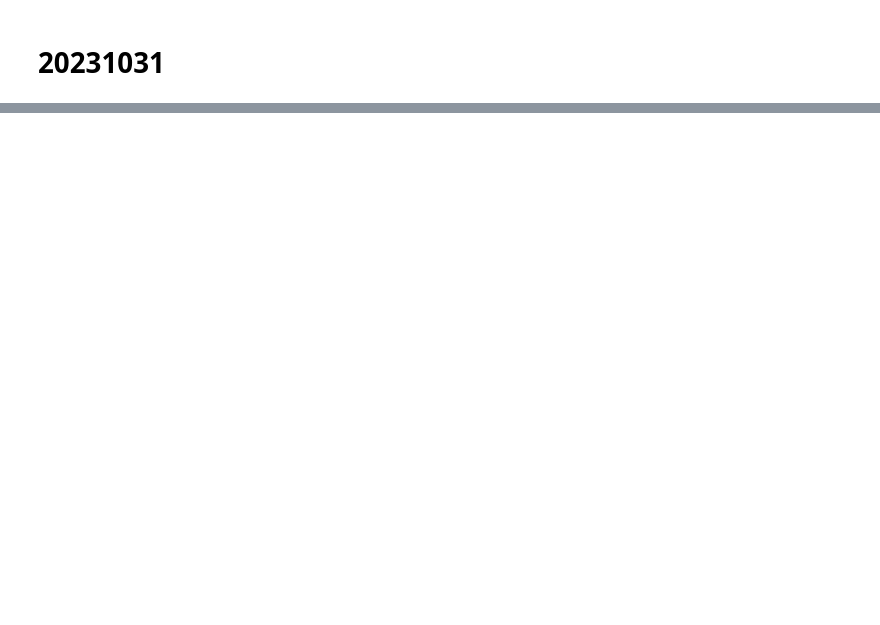
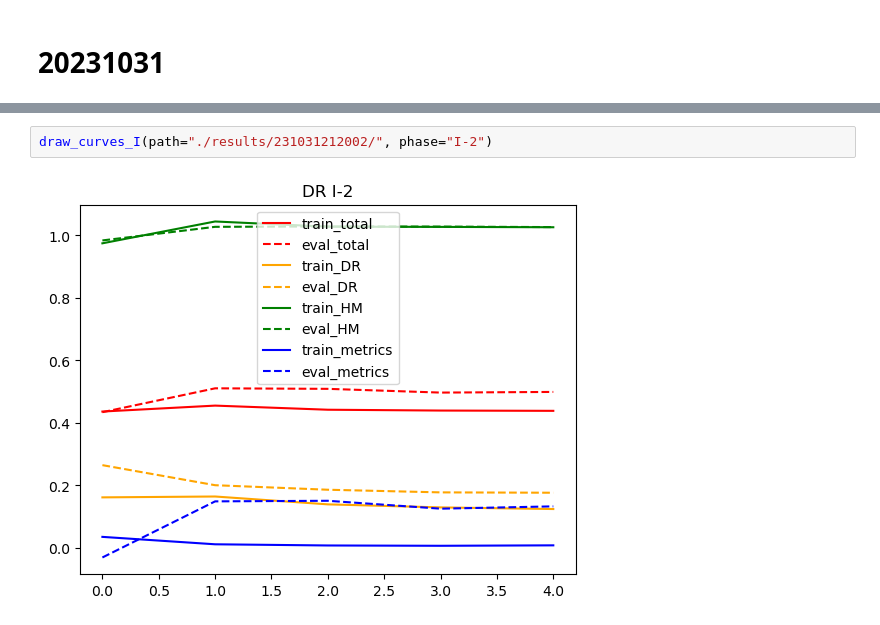
Before and after one commit to ZhangWan-byte/DVHL, a Jupyter notebook: evaluation.ipynb, the cells around one changed output, grey strips where cells are left out. Saved outputs shown, nothing was run; the diff lists cells and outputs as text; blank space fills up the shorter version.

```diff
--- a/evaluation.ipynb
+++ b/evaluation.ipynb
@@ -357,0 +380,4 @@ plt.show()
+# %%
+draw_curves_I(path="./results/231031212002/", phase="I-2")
+# %% [output]
+[figure, added]
```
Also changed, not shown: parts of 9 cells of this notebook, 1 other file.
